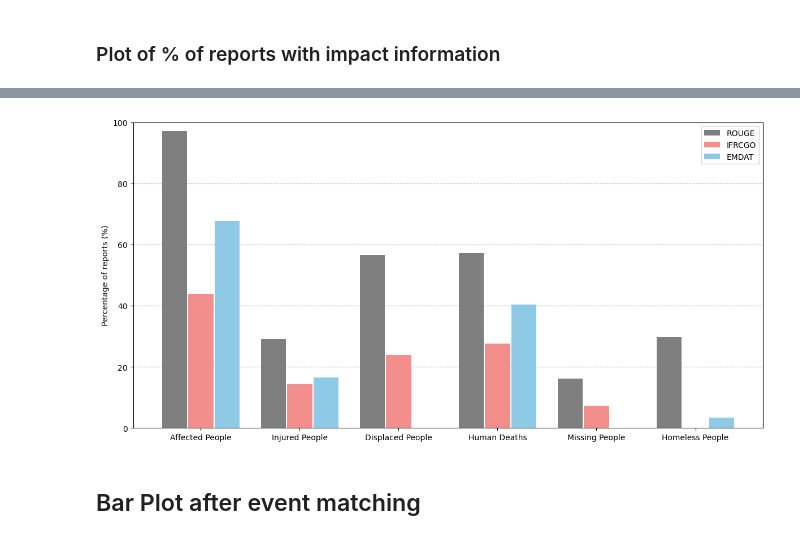
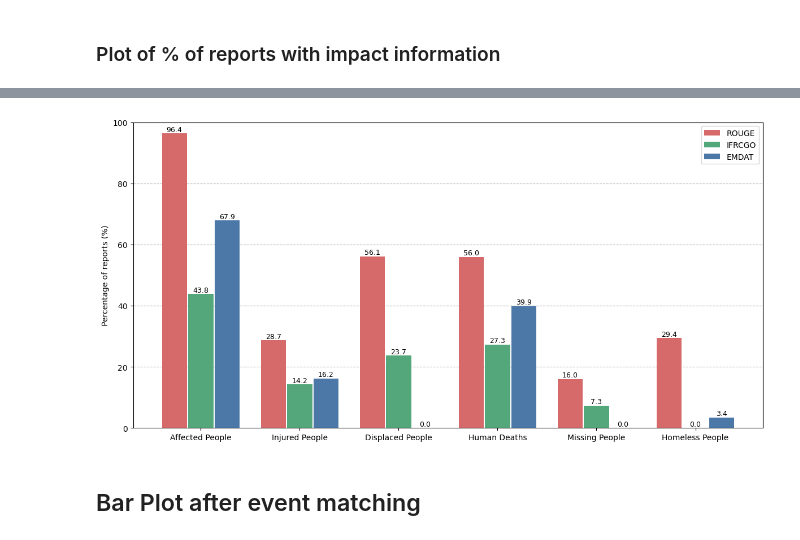
Before and after one commit to luseverin/ROUGE_database, a Jupyter notebook: analysis/validation_external_sources.ipynb, the cells around one changed output, grey strips where cells are left out. Cells and saved outputs as stored; diff of their text form; code cells hidden in the pictures.

Commit message:
Add plot % of quanti per category

```diff
--- a/analysis/validation_external_sources.ipynb
+++ b/analysis/validation_external_sources.ipynb
@@ -171,7 +208,8 @@ linked_sources_cfg = {
 }
 
 impact_count_summary, nb_report_with_impact, perc_report_with_impact = count_impacts_by_subtype(
-    df_rouge=df_llm_all_geo_grp,
+    df_rouge=df_llm_all,#df_llm_all_geo_grp,
     linked_sources=linked_sources_cfg,
     impact_subtypes=impact_subtypes_input,
+    rouge_value_col="impactValue",
 )
@@ -196,40 +224,58 @@ width = 0.8 / max(len(plot_sources), 1)
 fig, ax = plt.subplots(figsize=(12, 6))
 
 # Colors aligned with the new source names
+# colors = {
+#     "ROUGE": "#cc2f2f",
+#     "IFRCGO": "#5fbf84",
+#     "EMDAT": "#5fa8d3",
+# }
+
 colors = {
-    "ROUGE": "#7f7f7f",
-    "IFRCGO": "#f28e8b",
-    "EMDAT": "#8ecae6",
+    "ROUGE": "#d66a6a",
+    "IFRCGO": "#54a77a",
+    "EMDAT": "#4c78a8",
 }
 
 for i, source in enumerate(plot_sources):
     offset = (i - (len(plot_sources) - 1) / 2) * width
-    ax.bar(
+    bars = ax.bar(
         x + offset,
         perc_report_with_impact[source],
         width * 0.95,
         label=source,
         color=colors.get(source, "grey"),
     )
+
+    # Add value labels above bars
+    for bar in bars:
+        height = bar.get_height()
+        ax.text(
+            bar.get_x() + bar.get_width() / 2,
+            height + 0.1,
+            f"{height:.1f}",
+            ha="center",
+            va="bottom",
+            fontsize=9,
+        )
 
 # Labels
 ax.set_xticks(x)
 ax.set_xticklabels(impact_types)
 ax.set_ylabel("Percentage of reports (%)")
 ax.legend()
 
 for y in [20, 40, 60, 80]:
     ax.axhline(y=y, color="gray", linestyle="--", linewidth=0.8, alpha=0.7, zorder=0)
 
 ax.set_ylim(0, 100)
 
 plt.tight_layout()
 # fig.savefig(path_save_fig / "percentage_events_quanti_impact.png", transparent=True, bbox_inches='tight', dpi=300)
 # fig.savefig(path_save_fig / "percentage_events_quanti_impact.svg", format="svg", transparent=True, bbox_inches='tight', dpi=300)
 # fig.savefig(path_save_fig / "percentage_events_quanti_impact.pdf", format="pdf", transparent=True, bbox_inches='tight', dpi=300)
 plt.show()
 # %% [output]
-[figure, old version]
+[figure, new version]
 # %% [markdown]
 ## Bar Plot after event matching
 # %%
```
Also changed, not shown: parts of 6 cells of this notebook.
